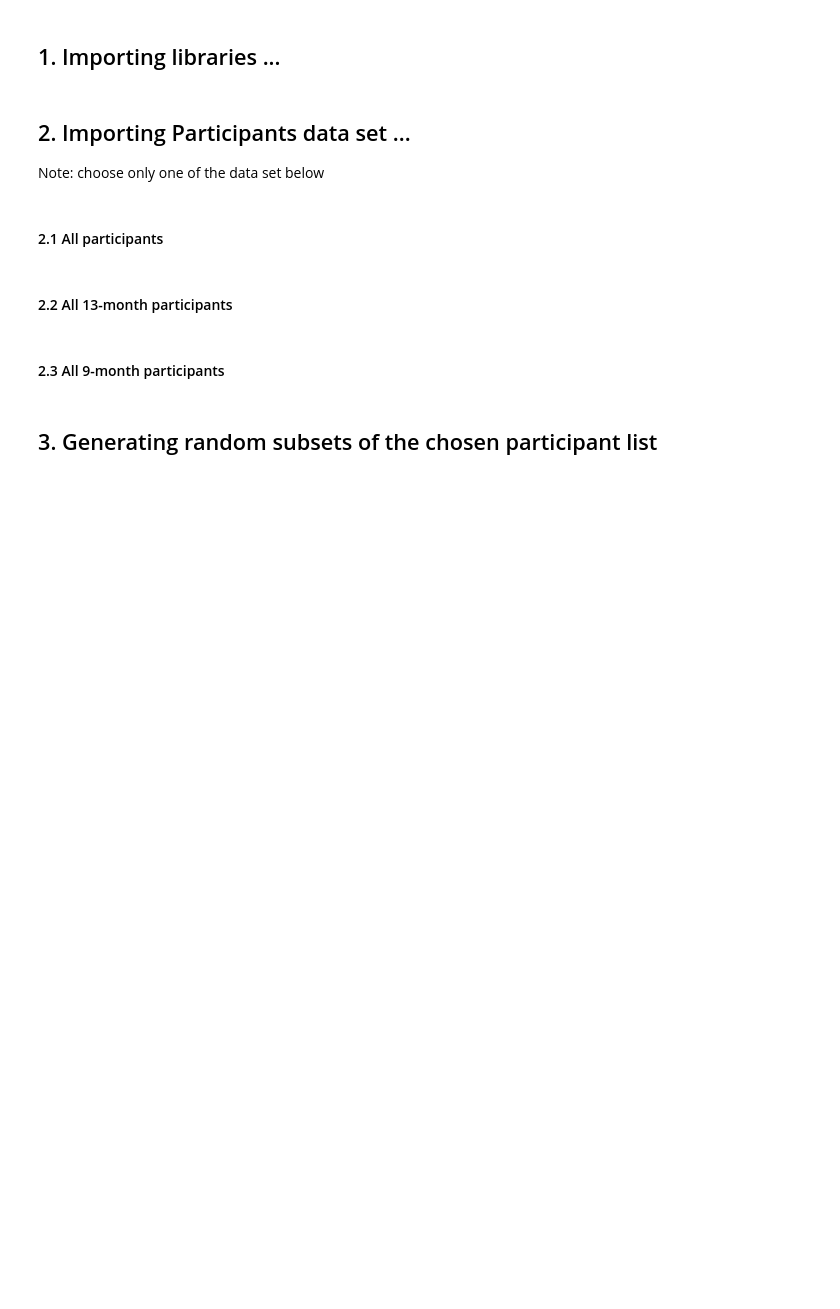
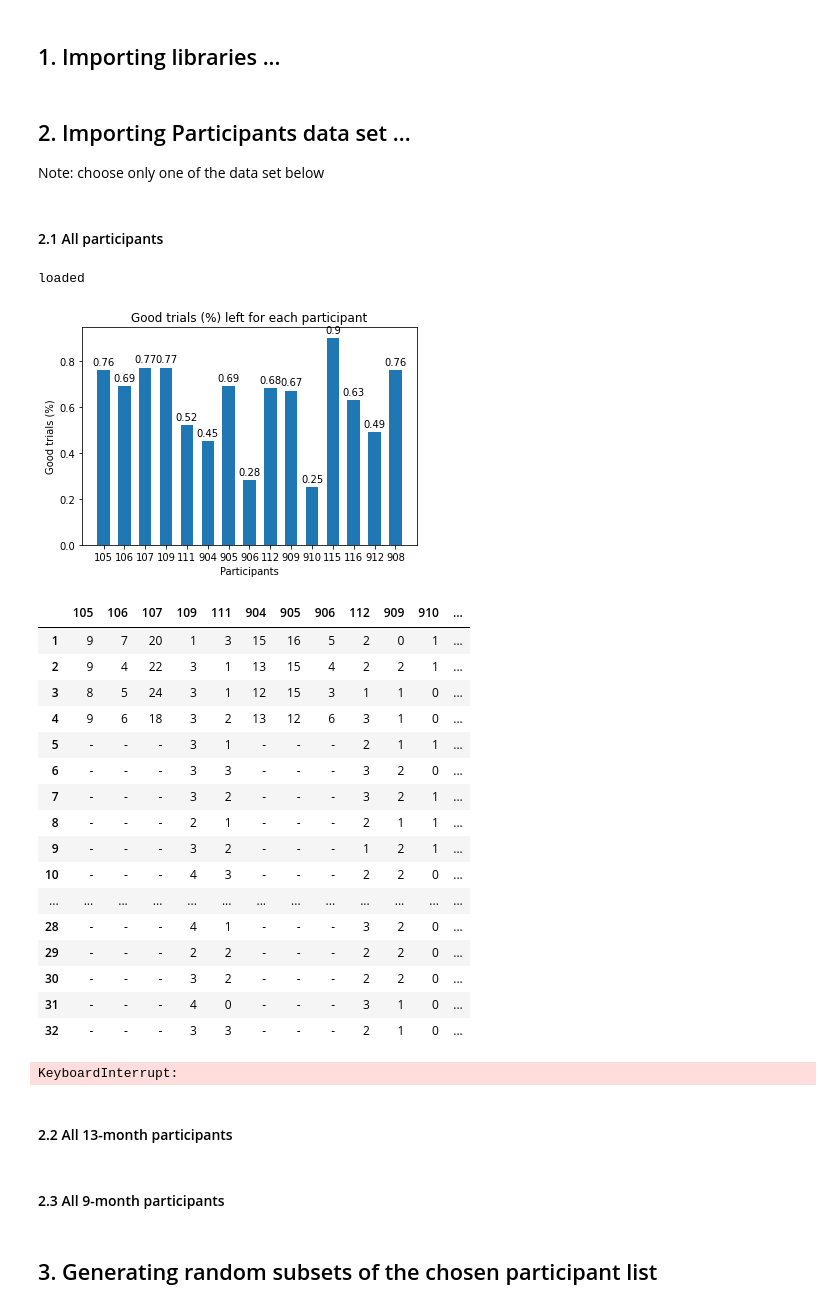
Before and after one commit to simpleParadox/jwlab_eeg, a Jupyter notebook: classification/notebooks/ml_svms_average_and_subset.ipynb, the cells around one changed output. Cells and saved outputs as stored; diff of their text form; code cells hidden in the pictures; blank space fills up the shorter version.

Commit message:
update
fix bugs in prep_ml
add nice plot/table for good trials of participant and word

```diff
--- a/classification/notebooks/ml_svms_average_and_subset.ipynb
+++ b/classification/notebooks/ml_svms_average_and_subset.ipynb
@@ -17,6 +17,29 @@ Note: choose only one of the data set below
 #### 2.1 All participants
 # %%
 participants = ["105", "106", "107", "109", "111", "904", "905", "906", "112", "909", "910", "115", "116", "912", "908"]
+# %%
+X, y = prep_ml(cleaned_data_filepath, participants, downsample_num=1000, averaging="no_averaging")
+# %% [output]
+loaded
+[figure, added]
+|  | 105 | 106 | 107 | 109 | 111 | 904 | 905 | 906 | 112 | 909 | 910 | ... |
+| 1 | 9 | 7 | 20 | 1 | 3 | 15 | 16 | 5 | 2 | 0 | 1 | ... |
+| 2 | 9 | 4 | 22 | 3 | 1 | 13 | 15 | 4 | 2 | 2 | 1 | ... |
+| 3 | 8 | 5 | 24 | 3 | 1 | 12 | 15 | 3 | 1 | 1 | 0 | ... |
+| 4 | 9 | 6 | 18 | 3 | 2 | 13 | 12 | 6 | 3 | 1 | 0 | ... |
+| 5 | - | - | - | 3 | 1 | - | - | - | 2 | 1 | 1 | ... |
+| 6 | - | - | - | 3 | 3 | - | - | - | 3 | 2 | 0 | ... |
+| 7 | - | - | - | 3 | 2 | - | - | - | 3 | 2 | 1 | ... |
+| 8 | - | - | - | 2 | 1 | - | - | - | 2 | 1 | 1 | ... |
+| 9 | - | - | - | 3 | 2 | - | - | - | 1 | 2 | 1 | ... |
+| 10 | - | - | - | 4 | 3 | - | - | - | 2 | 2 | 0 | ... |
+| ... | ... | ... | ... | ... | ... | ... | ... | ... | ... | ... | ... | ... |
+| 28 | - | - | - | 4 | 1 | - | - | - | 3 | 2 | 0 | ... |
+| 29 | - | - | - | 2 | 2 | - | - | - | 2 | 2 | 0 | ... |
+| 30 | - | - | - | 3 | 2 | - | - | - | 2 | 2 | 0 | ... |
+| 31 | - | - | - | 4 | 0 | - | - | - | 3 | 1 | 0 | ... |
+| 32 | - | - | - | 3 | 3 | - | - | - | 2 | 1 | 0 | ... |
+KeyboardInterrupt:
 # %% [markdown]
 #### 2.2 All 13-month participants
 # %%
```
Also changed, not shown: parts of 6 cells of this notebook, 6 other files.
